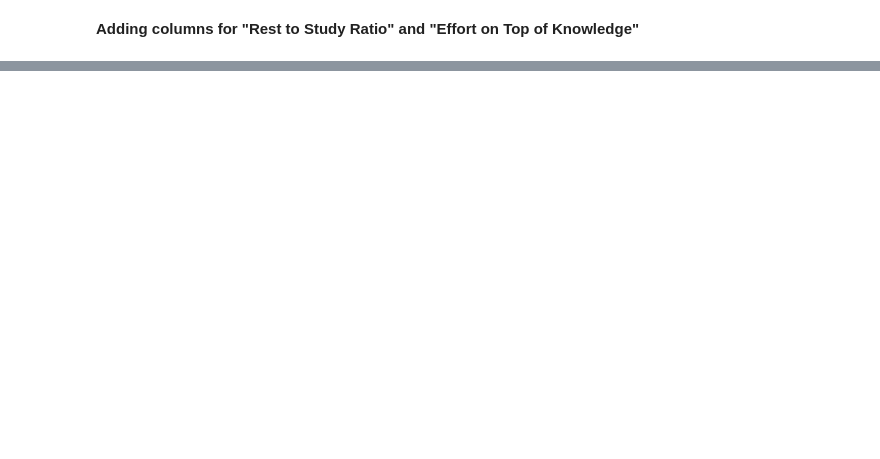
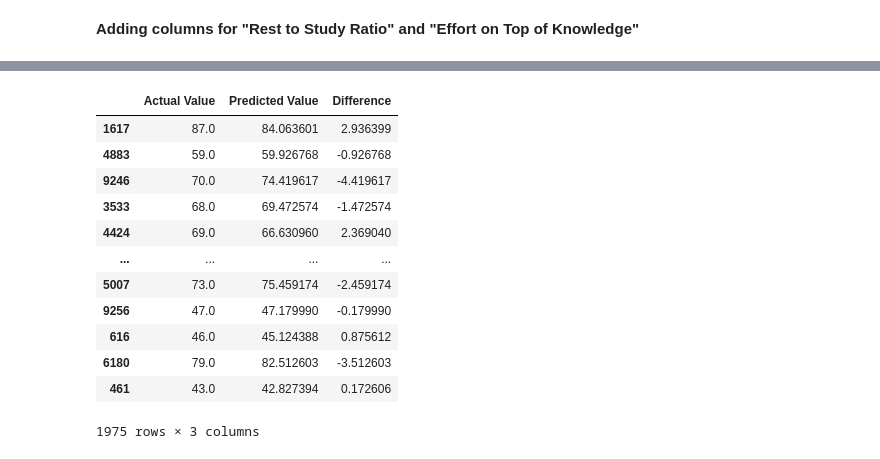
Before and after one commit to Hanna-hk/Student_Performance_ML_project, a Jupyter notebook: notebook/MODEL_TRAINING.ipynb, the cells around one changed output, grey strips where cells are left out. Cells and saved outputs as stored; diff of their text form; code cells hidden in the pictures; blank space fills up the shorter version.

Commit message:
EDA and model training

```diff
--- a/notebook/MODEL_TRAINING.ipynb
+++ b/notebook/MODEL_TRAINING.ipynb
@@ -179,0 +209,9 @@ df_extra_attribs = attr_adder.transform(df.values)
+# %%
+num_attribs = list(df_num)
+cat_attribs = ["Extracurricular Activities"]
+
+full_pipeline = ColumnTransformer([
+    ("num", num_pipeline, num_attribs),
+    ("cat", OneHotEncoder(), cat_attribs)
+])
+df_prepared = full_pipeline.fit_transform(df)
@@ -179,0 +224,11 @@ df_extra_attribs = attr_adder.transform(df.values)
+# %%
+def evaluate_model(true, predicted):
+    mae = mean_absolute_error(true, predicted)
+    mse = mean_squared_error(true, predicted)
+    rmse = np.sqrt(mean_squared_error(true, predicted))
+    r2_square = r2_score(true, predicted)
+    return mae, rmse, r2_square
+# %%
+X_test = strat_test_set.drop("Performance Index", axis=1)
+y_test = strat_test_set["Performance Index"].copy()
+X_test_prepared = full_pipeline.transform(X_test)
@@ -179,0 +322,10 @@ df_extra_attribs = attr_adder.transform(df.values)
+# %%
+lin_model = LinearRegression(fit_intercept=True)
+lin_model = lin_model.fit(df_prepared, df_labels)
+
+y_pred = lin_model.predict(X_test_prepared)
+
+model_train_mae , model_train_rmse, model_train_r2 = evaluate_model(y_test, y_pred)
+print("Mae Score:", model_train_mae)
+print("RMSE Score:",model_train_rmse)
+print("Accuracy of the model is %.2f" %(model_train_r2*100))
@@ -179,0 +341,17 @@ df_extra_attribs = attr_adder.transform(df.values)
+# %%
+pred_df=pd.DataFrame({'Actual Value':y_test,'Predicted Value':y_pred,'Difference':y_test-y_pred})
+pred_df
+# %% [output]
+|  | Actual Value | Predicted Value | Difference |
+| 1617 | 87.0 | 84.063601 | 2.936399 |
+| 4883 | 59.0 | 59.926768 | -0.926768 |
+| 9246 | 70.0 | 74.419617 | -4.419617 |
+| 3533 | 68.0 | 69.472574 | -1.472574 |
+| 4424 | 69.0 | 66.630960 | 2.369040 |
+| ... | ... | ... | ... |
+| 5007 | 73.0 | 75.459174 | -2.459174 |
+| 9256 | 47.0 | 47.179990 | -0.179990 |
+| 616 | 46.0 | 45.124388 | 0.875612 |
+| 6180 | 79.0 | 82.512603 | -3.512603 |
+| 461 | 43.0 | 42.827394 | 0.172606 |
+1975 rows × 3 columns
```
Also changed, not shown: parts of 23 cells of this notebook, 1 other file.
